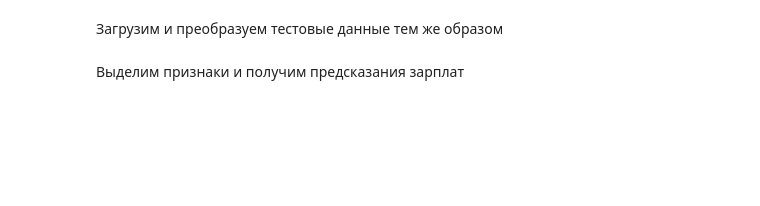
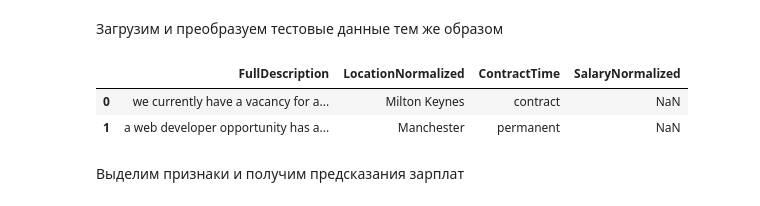
Before and after one commit to Andreyvag/programming-technologies-4, a Jupyter notebook: lab4.ipynb, the cells around one changed output. Saved outputs shown, nothing was run; the diff lists cells and outputs as text; code cells hidden in the pictures; blank space fills up the shorter version.

```diff
--- a/lab4.ipynb
+++ b/lab4.ipynb
@@ -431,10 +553,15 @@ reg.fit(X, data.SalaryNormalized)
 # %% [markdown]
 Загрузим и преобразуем тестовые данные тем же образом
 # %%
-test = pd.read_csv('datasets/salary-test-mini.csv')
+url='https://raw.githubusercontent.com/citrux/programming-technologies-4/main/datasets/salary-test-mini.csv'
+test = pd.read_csv(url)
 test.FullDescription = test.FullDescription.str.lower()
 test.FullDescription = test.FullDescription.replace('[^a-zA-Z0-9]', ' ', regex = True)
 test
+# %% [output]
+|  | FullDescription | LocationNormalized | ContractTime | SalaryNormalized |
+| 0 | we currently have a vacancy for a... | Milton Keynes | contract | NaN |
+| 1 | a web developer opportunity has a... | Manchester | permanent | NaN |
 # %% [markdown]
 Выделим признаки и получим предсказания зарплат
 # %%
```
Also changed, not shown: parts of 40 cells of this notebook.
